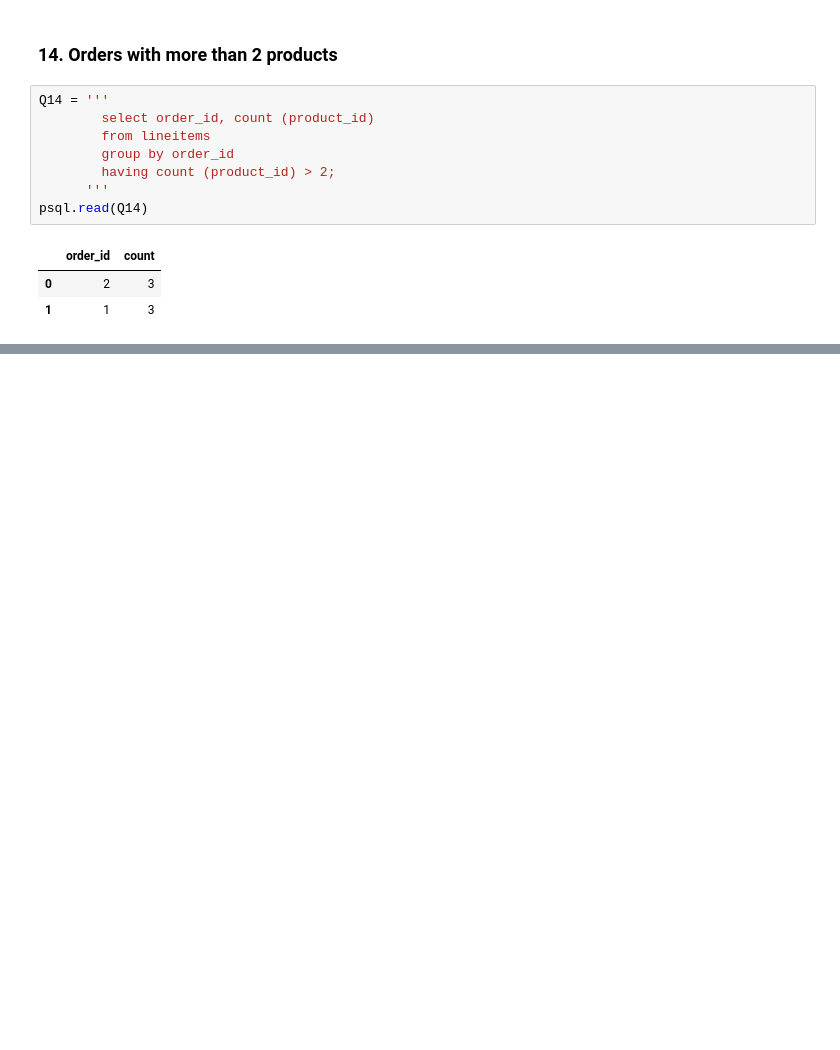
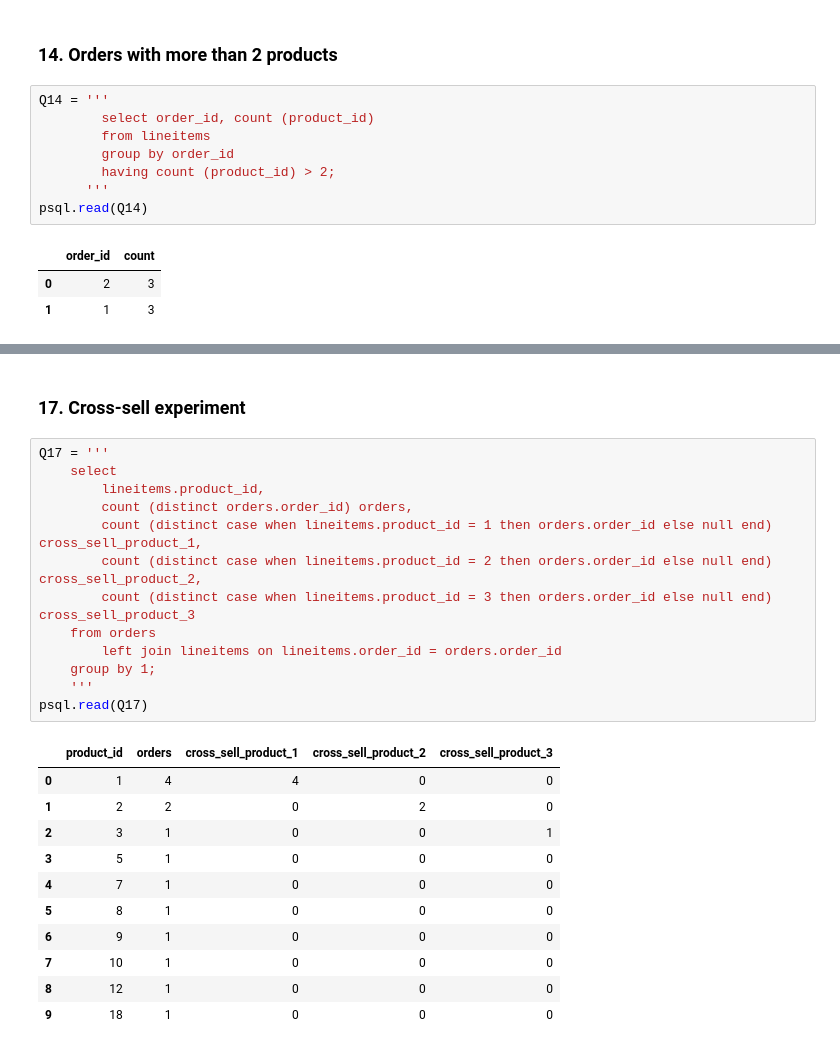
Before and after one commit to LiwaaAudi/database-design-project, a Jupyter notebook: queries.ipynb, the cells around one changed output, grey strips where cells are left out. Cells and saved outputs as stored; diff of their text form; blank space fills up the shorter version.

```diff
--- a/queries.ipynb
+++ b/queries.ipynb
@@ -257,0 +314,27 @@ psql.read(Q14)
+# %% [markdown]
+### 17. Cross-sell experiment
+# %%
+Q17 = '''
+    select
+        lineitems.product_id,
+        count (distinct orders.order_id) orders,
+        count (distinct case when lineitems.product_id = 1 then orders.order_id else null end) cross_sell_product_1,
+        count (distinct case when lineitems.product_id = 2 then orders.order_id else null end) cross_sell_product_2,
+        count (distinct case when lineitems.product_id = 3 then orders.order_id else null end) cross_sell_product_3
+    from orders
+        left join lineitems on lineitems.order_id = orders.order_id
+    group by 1;
+    '''
+psql.read(Q17)
+# %% [output]
+|  | product_id | orders | cross_sell_product_1 | cross_sell_product_2 | cross_sell_product_3 |
+| 0 | 1 | 4 | 4 | 0 | 0 |
+| 1 | 2 | 2 | 0 | 2 | 0 |
+| 2 | 3 | 1 | 0 | 0 | 1 |
+| 3 | 5 | 1 | 0 | 0 | 0 |
+| 4 | 7 | 1 | 0 | 0 | 0 |
+| 5 | 8 | 1 | 0 | 0 | 0 |
+| 6 | 9 | 1 | 0 | 0 | 0 |
+| 7 | 10 | 1 | 0 | 0 | 0 |
+| 8 | 12 | 1 | 0 | 0 | 0 |
+| 9 | 18 | 1 | 0 | 0 | 0 |
```
Also changed, not shown: parts of 10 cells of this notebook, 1 other file.
